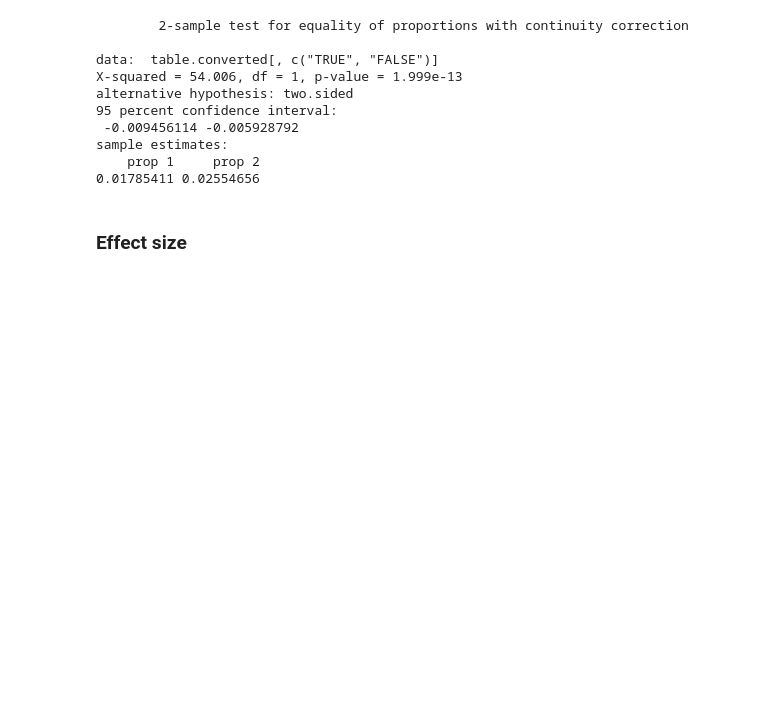
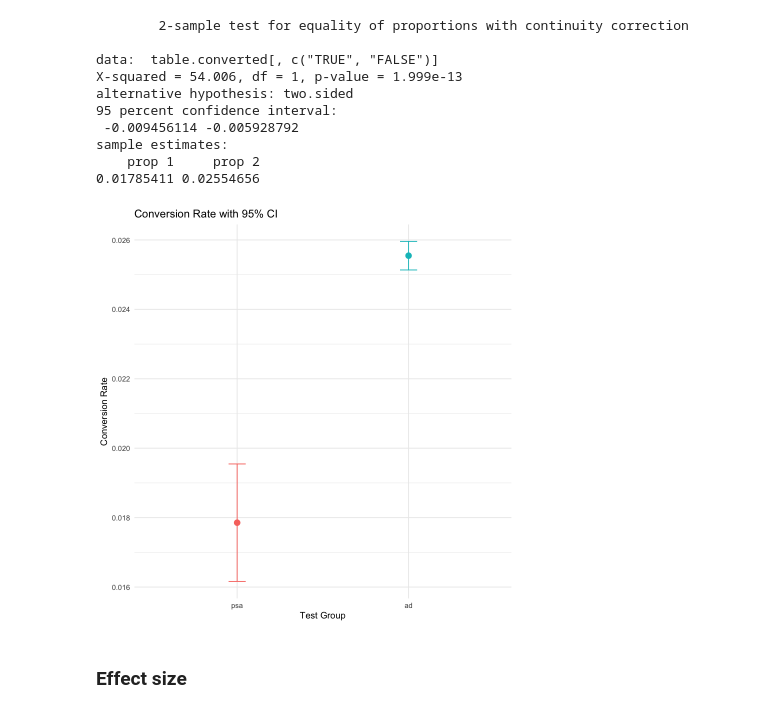
Before and after one commit to ShengPeiWilliam/marketing-ab-testing, a Jupyter notebook: code/marketing_analysis.ipynb, the cells around one changed output. Drawn from its saved outputs; the diff is of its cells as text; code cells hidden in the pictures; blank space fills up the shorter version.

Commit message:
feat: add marketing A/B testing analysis notebook

```diff
--- a/code/marketing_analysis.ipynb
+++ b/code/marketing_analysis.ipynb
@@ -237,6 +218,27 @@ alternative hypothesis: two.sided
 sample estimates:
     prop 1     prop 2
 0.01785411 0.02554656
+# %%
+ci_data <- marketing.data %>%
+  group_by(test.group) %>%
+  summarise(
+    n        = n(),
+    success  = sum(converted),
+    rate     = mean(converted),
+    se       = sqrt(rate * (1 - rate) / n),
+    ci_lower = pmax(rate - 1.96 * se, 0),
+    ci_upper = rate + 1.96 * se
+  )
+
+ggplot(ci_data, aes(x = test.group, y = rate, color = test.group)) +
+  geom_point(size = 3) +
+  geom_errorbar(aes(ymin = ci_lower, ymax = ci_upper), width = 0.1) +
+  labs(title = "Conversion Rate with 95% CI",
+       x = "Test Group", y = "Conversion Rate") +
+  theme_minimal() +
+  theme(legend.position = "none")
+# %% [output]
+[figure, added]
 # %% [markdown]
 ### Effect size
 # %%
```
Also changed, not shown: parts of 4 cells of this notebook.
